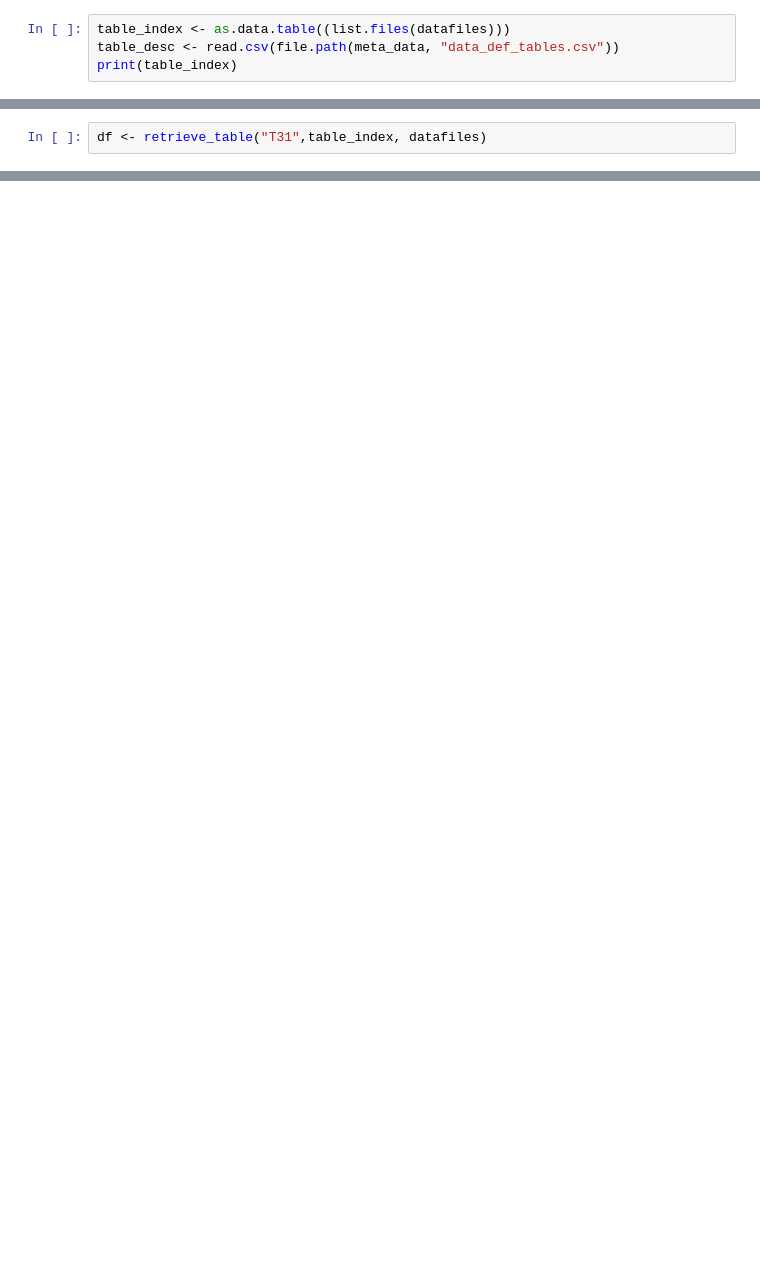
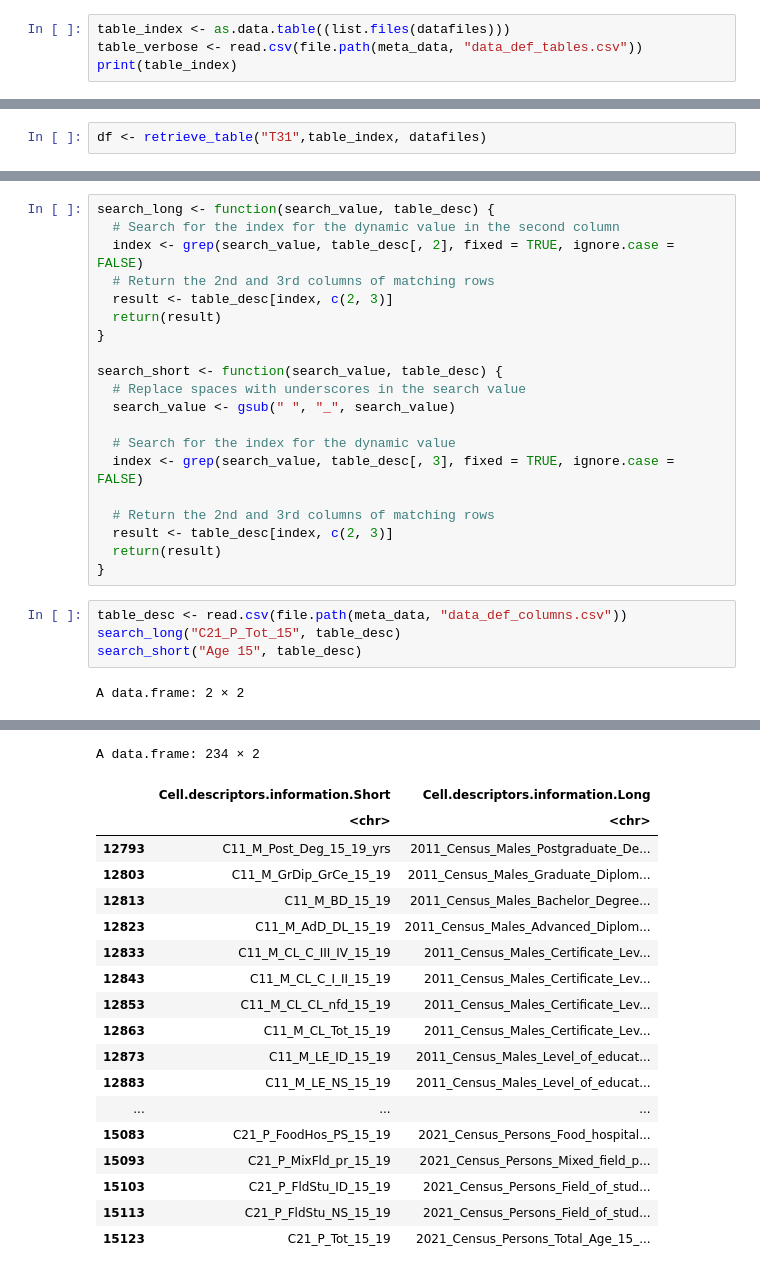
Before and after one commit to mstoiana/abs, a Jupyter notebook: Census/analysis_base.ipynb, the cells around one changed output, grey strips where cells are left out. Cells and saved outputs as stored; diff of their text form; blank space fills up the shorter version.

Commit message:
Update analysis_base.ipynb
add searching short/long descriptions

```diff
--- a/Census/analysis_base.ipynb
+++ b/Census/analysis_base.ipynb
@@ -267,7 +267,7 @@ extract_path
 datafiles <- files[1]
 # %%
 table_index <- as.data.table((list.files(datafiles)))
-table_desc <- read.csv(file.path(meta_data, "data_def_tables.csv"))
+table_verbose <- read.csv(file.path(meta_data, "data_def_tables.csv"))
 print(table_index)
 # %% [output]
                               V1
@@ -336,3 +336,29 @@ A data.frame: 6 × 991
 | 4 | 319 | 0 | 0 | 90 | 198 | ... |
 | 5 | 313 | NA | NA | NA | NA | ... |
 | 6 | 314 | NA | NA | NA | NA | ... |
+# %%
+search_long <- function(search_value, table_desc) {
+  # Search for the index for the dynamic value in the second column
+  index <- grep(search_value, table_desc[, 2], fixed = TRUE, ignore.case = FALSE)
+  # Return the 2nd and 3rd columns of matching rows
+  result <- table_desc[index, c(2, 3)]
+  return(result)
+}
+
+search_short <- function(search_value, table_desc) {
+  # Replace spaces with underscores in the search value
+  search_value <- gsub(" ", "_", search_value)
+
+  # Search for the index for the dynamic value
+  index <- grep(search_value, table_desc[, 3], fixed = TRUE, ignore.case = FALSE)
+
+  # Return the 2nd and 3rd columns of matching rows
+  result <- table_desc[index, c(2, 3)]
+  return(result)
+}
+# %%
+table_desc <- read.csv(file.path(meta_data, "data_def_columns.csv"))
+search_long("C21_P_Tot_15", table_desc)
+search_short("Age 15", table_desc)
+# %% [output]
+A data.frame: 2 × 2
@@ -338,0 +369,19 @@ A data.frame: 6 × 991
+A data.frame: 234 × 2
+|  | Cell.descriptors.information.Short | Cell.descriptors.information.Long |
+|  | <chr> | <chr> |
+| 12793 | C11_M_Post_Deg_15_19_yrs | 2011_Census_Males_Postgraduate_De... |
+| 12803 | C11_M_GrDip_GrCe_15_19 | 2011_Census_Males_Graduate_Diplom... |
+| 12813 | C11_M_BD_15_19 | 2011_Census_Males_Bachelor_Degree... |
+| 12823 | C11_M_AdD_DL_15_19 | 2011_Census_Males_Advanced_Diplom... |
+| 12833 | C11_M_CL_C_III_IV_15_19 | 2011_Census_Males_Certificate_Lev... |
+| 12843 | C11_M_CL_C_I_II_15_19 | 2011_Census_Males_Certificate_Lev... |
+| 12853 | C11_M_CL_CL_nfd_15_19 | 2011_Census_Males_Certificate_Lev... |
+| 12863 | C11_M_CL_Tot_15_19 | 2011_Census_Males_Certificate_Lev... |
+| 12873 | C11_M_LE_ID_15_19 | 2011_Census_Males_Level_of_educat... |
+| 12883 | C11_M_LE_NS_15_19 | 2011_Census_Males_Level_of_educat... |
+| ... | ... | ... |
+| 15083 | C21_P_FoodHos_PS_15_19 | 2021_Census_Persons_Food_hospital... |
+| 15093 | C21_P_MixFld_pr_15_19 | 2021_Census_Persons_Mixed_field_p... |
+| 15103 | C21_P_FldStu_ID_15_19 | 2021_Census_Persons_Field_of_stud... |
+| 15113 | C21_P_FldStu_NS_15_19 | 2021_Census_Persons_Field_of_stud... |
+| 15123 | C21_P_Tot_15_19 | 2021_Census_Persons_Total_Age_15_... |
```
Also changed, not shown: parts of 3 cells of this notebook.
